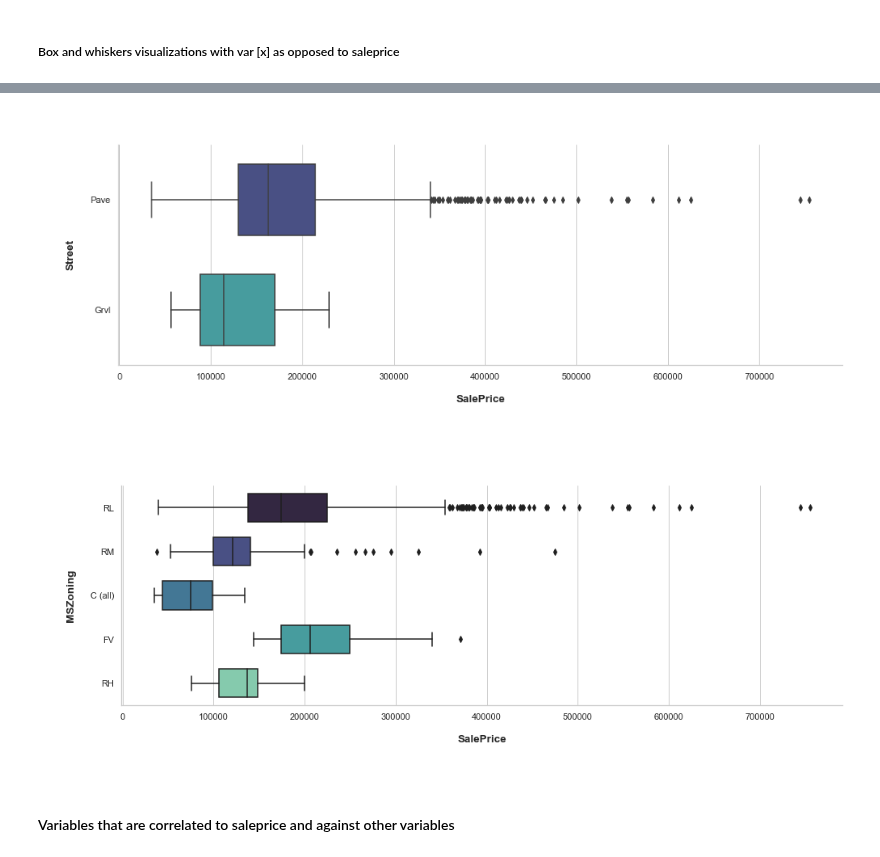
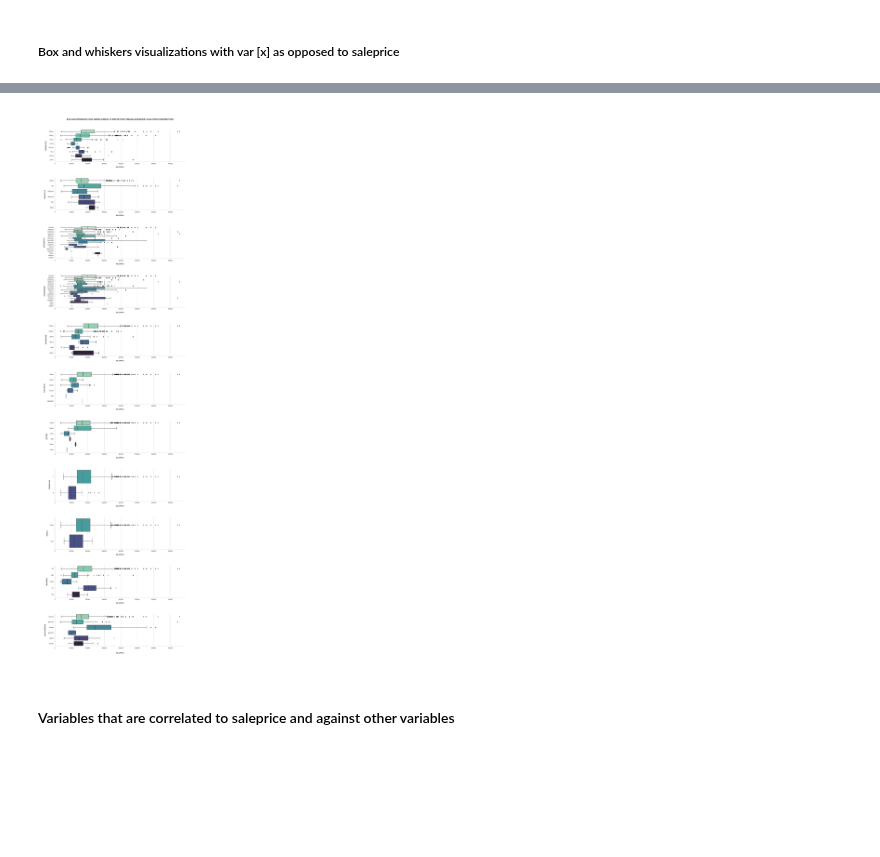
Before and after one commit to hyoaru/dsa-libraries-test, a Jupyter notebook: main/ipython-notebooks/implementation/desc_analytics.ipynb, the cells around one changed output, grey strips where cells are left out. Saved outputs shown, nothing was run; the diff lists cells and outputs as text; code cells hidden in the pictures; blank space fills up the shorter version.

```diff
--- a/main/ipython-notebooks/implementation/desc_analytics.ipynb
+++ b/main/ipython-notebooks/implementation/desc_analytics.ipynb
@@ -304,11 +302,63 @@ make_saleprice_boxplot('Foundation')
-# %%
-make_saleprice_boxplot('Street')
-# %% [output]
-[figure, removed]
-# %%
-make_saleprice_boxplot('MSZoning')
-# %% [output]
-[figure, removed]
+# %%
+sns.set(style = 'whitegrid')
+
+g = sns.FacetGrid(
+    data = pd.melt(df_train, id_vars=['SalePrice'], value_vars = categorical_columns_df_train, value_name = 'element'),
+    col = 'variable',
+    col_wrap = 1,
+    sharex = False,
+    sharey = False,
+    height = 5,
+    aspect = 3,
+)
+g.map_dataframe(
+    func = sns.boxplot,
+    x = 'SalePrice',
+    y = 'element',
+    palette = a2_palette,
+)
+
+g.set_titles(col_template='variable = {col_name}')
+
+for axes in g.axes:
+    plt.text(
+        s = ' ',
+        x = 1.05,
+        y = 1,
+        transform = g.axes[len(g.axes)//2].transAxes,
+    )
+    axes.set_ylabel(
+        f"\n\n\n{axes.get_title()[axes.get_title().find('= ')+2:].upper()}\n",
+        fontdict = dict(
+            fontsize = 11,
+            fontweight = 'bold'
+        )
+    )
+    axes.set_xlabel(
+        f'\n{g.axes[-1].get_xlabel().upper()}\n\n\n',
+        fontdict = dict(
+            fontsize = 11,
+            fontweight = 'bold'
+        )
+    )
+    axes.set_title(' ')
+    if axes == g.axes[-1]:
+        axes.set_xlabel(f'\n{g.axes[-1].get_xlabel().upper()}\n\n\n\n\n')
+
+g.axes[0].set_title(
+    '\n\n\n\nBox and whiskers plot visualization of respective variablesagainst sale price distribution\n\n\n\n'.upper(),
+    fontdict = dict(
+        fontsize = 15,
+        fontweight = 'bold'
+    )
+)
+
+plt.subplots_adjust(
+    hspace = 0.5,
+    wspace = 0.5
+)
+# %% [output]
+[figure, added]
 # %% [markdown]
 #### Variables that are correlated to saleprice and against other variables
 # %%
```
Also changed, not shown: parts of 17 cells of this notebook.
